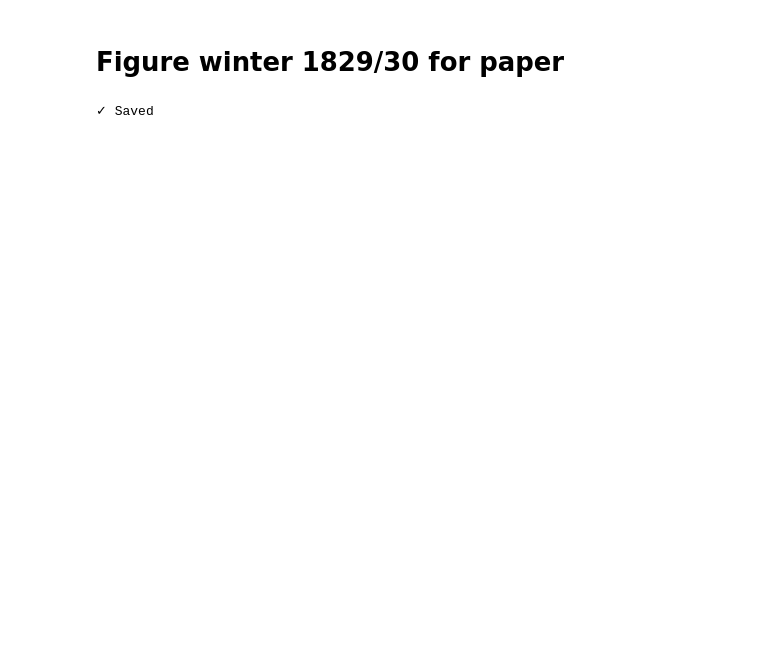
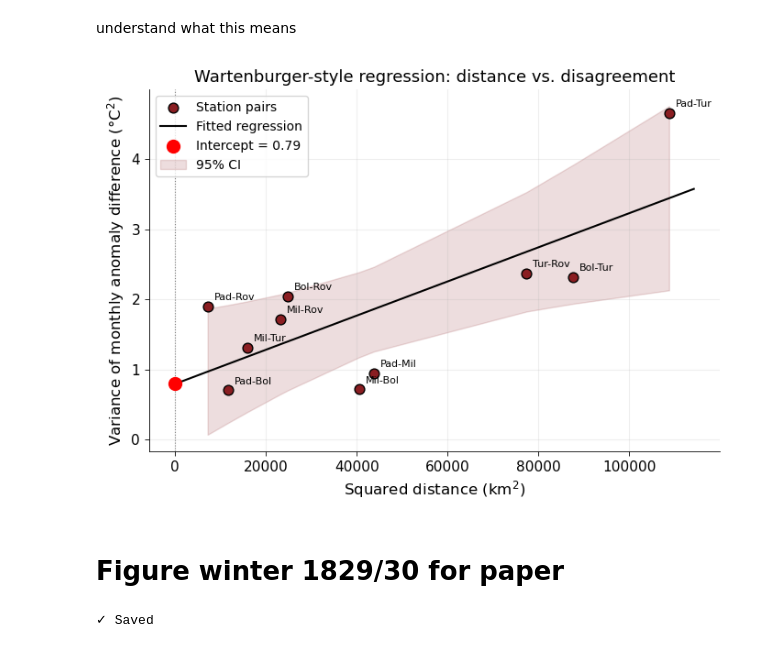
Before and after one commit to carlotatrx/dataprep, a Jupyter notebook: winter-1829-1830.ipynb, the cells around one changed output. Saved outputs shown, nothing was run; the diff lists cells and outputs as text; code cells hidden in the pictures; blank space fills up the shorter version.

Commit message:
add regression error to winter case

```diff
--- a/winter-1829-1830.ipynb
+++ b/winter-1829-1830.ipynb
@@ -41,8 +41,8 @@ def extract_20cr(station_lat, station_lon):
 
 station_files = {
     'Padua':    ('/scratch3/PALAEO-RA/daily_data/final/Padua/IMPROVE_Padua_17250112-19970531_ta_daily_qc.tsv', 45.4, 11.87),
-    'Milan':    ('/scratch3/PALAEO-RA/daily_data/final/Milan/Maugeri-et-al_Milan_17630101-19491231_ta_daily_qc.tsv', 45.47, 9.19),
-    'Bologna':  ('/scratch3/PALAEO-RA/daily_data/final/Bologna/ECA&D_Bologna_18140101-20031231_ta_daily_qc.tsv', 44.5, 11.345833),
+    'Milan':    ('/scratch3/PALAEO-RA/daily_data/final/Milan/Maugeri_Milan_17630101-19491231_ta_daily_qc.tsv', 45.47, 9.19),
+    'Bologna':  ('/scratch3/PALAEO-RA/daily_data/final/Bologna/ECAD_Bologna_18140101-20031231_ta_daily_qc.tsv', 44.5, 11.345833),
     'Turin':    ('/scratch3/PALAEO-RA/daily_data/final/Turin/SMI_Turin_17530101-18651130_ta_subdaily_qc.tsv', 45.068, 7.684),
     'Rovereto': ('/scratch3/PALAEO-RA/daily_data/final/Rovereto/PALAEO-RA_Rovereto_Bonfioli_17820214-18390827_ta_subdaily_qc.tsv', 45.9, 11.05),
 }
@@ -167,10 +167,15 @@ for (n1, c1), (n2, c2) in combinations(station_coords.items(), 2):
               .dropna())
     if len(merged) < 24:
         continue
+    diff = merged['anom_1'] - merged['anom_2']
     pair_results.append({
         'station1': n1, 'station2': n2,
         'dist_km': haversine(lat1, lon1, lat2, lon2),
+        'n_months': len(merged), # to see how many months they have in common
         'corr': merged['anom_1'].corr(merged['anom_2']),
+        'var_diff': diff.var(ddof=1),          # variance of the difference series
         'lat1': lat1, 'lon1': lon1, 'lat2': lat2, 'lon2': lon2,
     })
 pairs_df = pd.DataFrame(pair_results)
+
+pairs_df
@@ -176,0 +213,8 @@ pairs_df = pd.DataFrame(pair_results)
+# %%
+import statsmodels.api as sm
+
+X = sm.add_constant(x)
+model = sm.OLS(y, X).fit()
+print(model.summary())
+intercept, slope = model.params
+intercept_se = model.bse[0]
@@ -177,2 +239,49 @@ pairs_df = pd.DataFrame(pair_results)
+# %% [markdown]
+understand what this means
+# %%
+fig, ax = plt.subplots(figsize=(7, 5))
+
+# Scatter of the ten station pairs
+ax.scatter(x, y, s=60, color=unibern, edgecolor='k', zorder=3,
+           label='Station pairs')
+
+# Fitted regression line, extended back to zero distance
+xfit = np.linspace(0, x.max()*1.05, 100)
+yfit = intercept + slope * xfit
+ax.plot(xfit, yfit, '-', color='k', lw=1.5, zorder=2,
+        label='Fitted regression')
+
+# Mark the intercept explicitly
+ax.axvline(0, color='gray', lw=0.8, ls=':')
+ax.scatter([0], [intercept], s=100, color='red', zorder=4,
+           label=f'Intercept = {intercept:.2f}')
+
+
+# Optional: shade the 95% CI band around the fitted line using statsmodels
+pred = model.get_prediction(X)
+ci = pred.conf_int(alpha=0.05)
+order = np.argsort(x)
+ax.fill_between(x[order], ci[order, 0], ci[order, 1],
+                color=unibern, alpha=0.15, zorder=1, label='95% CI')
+
+# Label each point with the station pair
+for i, row in pairs_df.iterrows():
+    ax.annotate(f"{row['station1'][:3]}-{row['station2'][:3]}",
+                (row['dist_km']**2, row['var_diff']),
+                textcoords="offset points", xytext=(5, 5), fontsize=8)
+
+
+
+ax.set_xlabel('Squared distance (km$^2$)', fontsize=12)
+ax.set_ylabel('Variance of monthly anomaly difference (°C$^2$)', fontsize=12)
+ax.set_title('Wartenburger-style regression: distance vs. disagreement', fontsize=13)
+ax.legend(fontsize=10, loc='upper left')
+ax.grid(True, alpha=0.2)
+
+plt.tight_layout()
+plt.savefig('image/wartenburger_regression_check.png', dpi=200, bbox_inches='tight')
+plt.show()
+# %% [output]
+[figure, added]
 # %% [markdown]
 # Figure winter 1829/30 for paper
```
Also changed, not shown: parts of 6 cells of this notebook, 19 other files.
